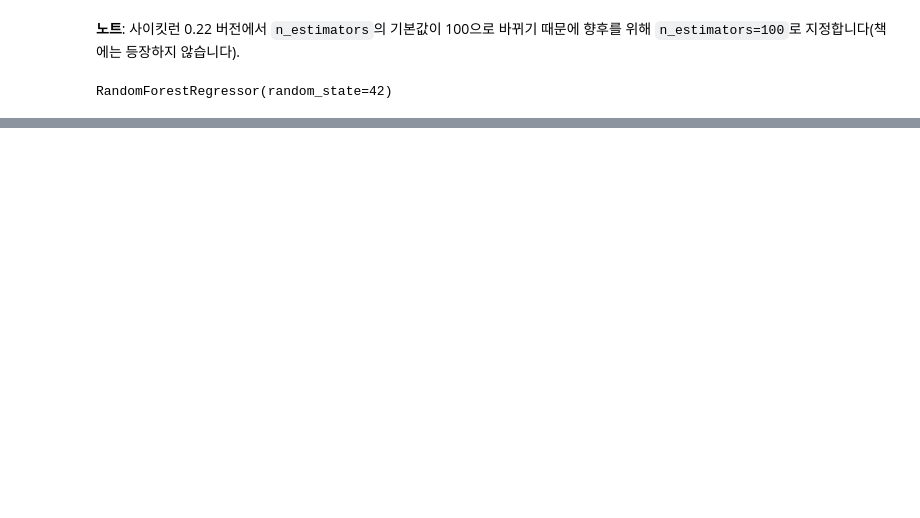
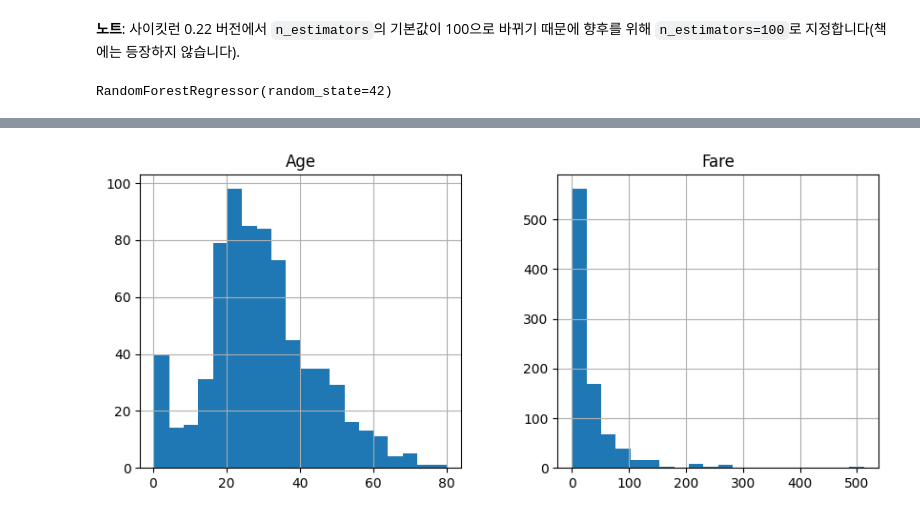
Before and after one commit to ssukk99/handson-ml2, a Jupyter notebook: 02_end_to_end_machine_learning_project.ipynb, the cells around one changed output, grey strips where cells are left out. Cells and saved outputs as stored; diff of their text form; code cells hidden in the pictures; blank space fills up the shorter version.

```diff
--- a/02_end_to_end_machine_learning_project.ipynb
+++ b/02_end_to_end_machine_learning_project.ipynb
@@ -1776,0 +1138,9 @@ grid_search_prep.best_params_
+# %%
+import pandas as pd
+import numpy as np
+import matplotlib.pyplot as plt
+
+data = pd.read_csv("/content/train.csv")
+
+# 처음 5명의 데이터 확인
+data.head()
@@ -1776,0 +1259,7 @@ grid_search_prep.best_params_
+# %%
+# 나이와 요금이 어느 구간에 많이 모여 있는지 확인
+data[["Age", "Fare"]].hist(bins=20, figsize=(10, 4))
+
+plt.show()
+# %% [output]
+[figure, added]
```
Also changed, not shown: parts of 135 cells of this notebook.
